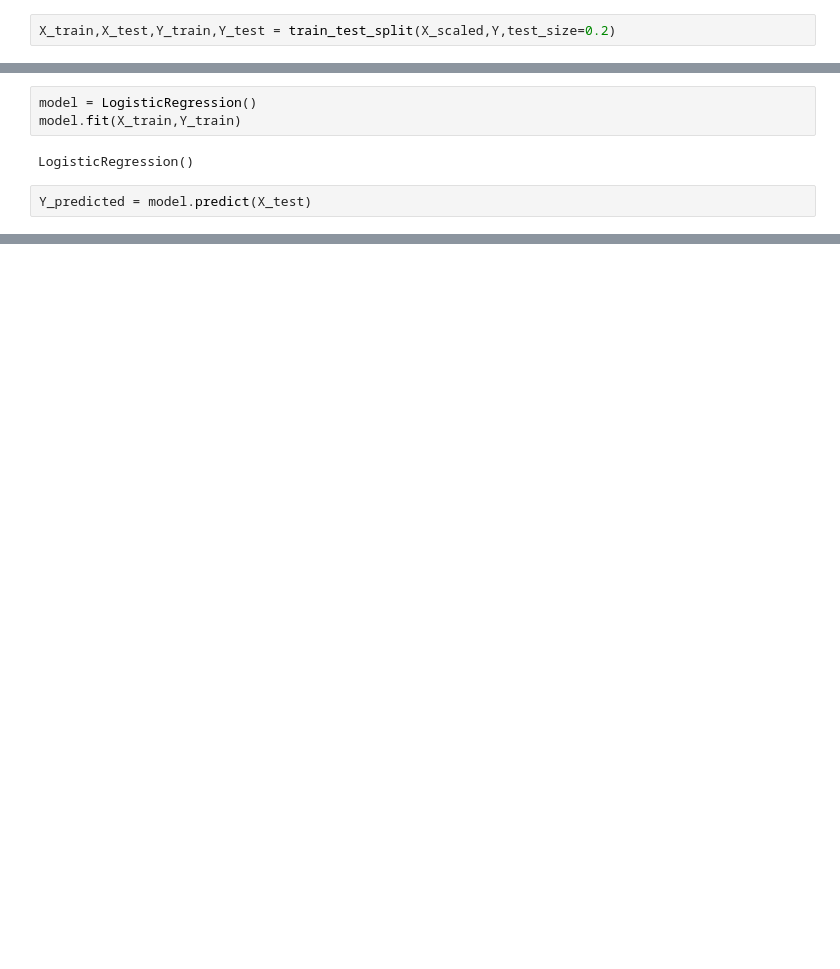
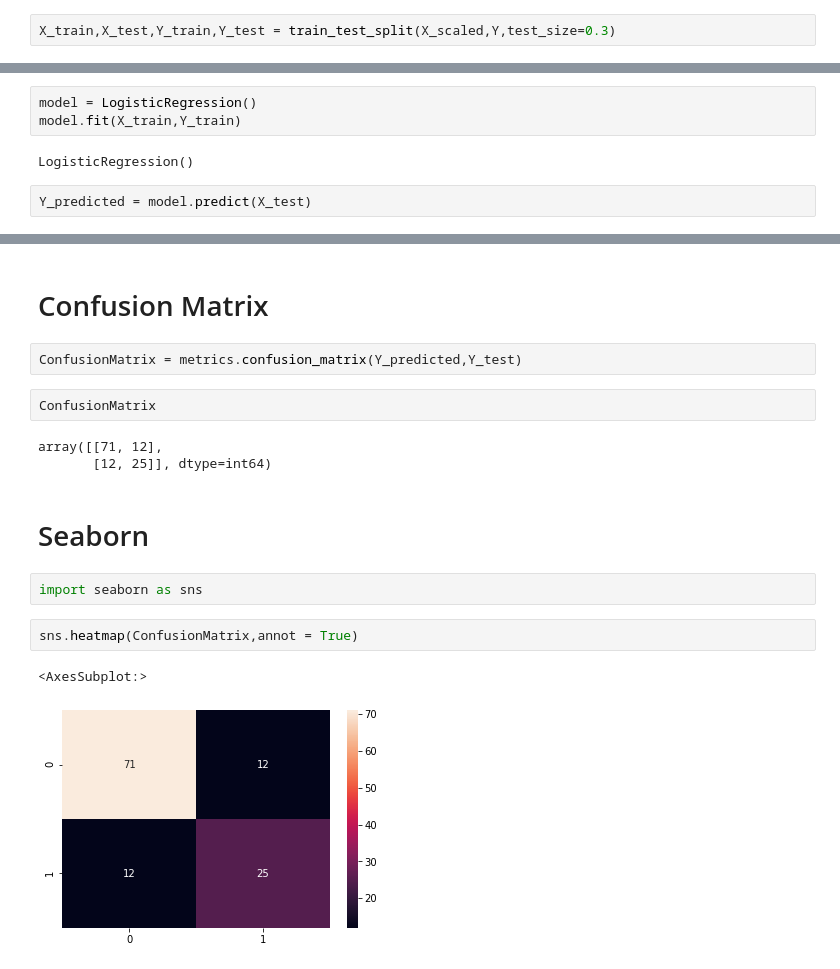
Before and after one commit to Datta2901/Machine-Learning-Basics, a Jupyter notebook: Product_DataSet/LogisticRegression.ipynb, the cells around one changed output, grey strips where cells are left out. Cells and saved outputs as stored; diff of their text form; blank space fills up the shorter version.

Commit message:
Confusion matrix code added

```diff
--- a/Product_DataSet/LogisticRegression.ipynb
+++ b/Product_DataSet/LogisticRegression.ipynb
@@ -91,7 +91,7 @@ array([[-1.78179743, -1.49004624],
 # %% [markdown]
 ## Train Test Split
 # %%
-X_train,X_test,Y_train,Y_test = train_test_split(X_scaled,Y,test_size=0.2)
+X_train,X_test,Y_train,Y_test = train_test_split(X_scaled,Y,test_size=0.3)
 # %%
 X_train.shape
 # %% [output]
@@ -123,0 +128,18 @@ metrics.accuracy_score(Y_predicted,Y_test)
+# %% [markdown]
+# Confusion Matrix
+# %%
+ConfusionMatrix = metrics.confusion_matrix(Y_predicted,Y_test)
+# %%
+ConfusionMatrix
+# %% [output]
+array([[71, 12],
+       [12, 25]], dtype=int64)
+# %% [markdown]
+# Seaborn
+# %%
+import seaborn as sns
+# %%
+sns.heatmap(ConfusionMatrix,annot = True)
+# %% [output]
+<AxesSubplot:>
+[figure, added]
```
Also changed, not shown: parts of 4 cells of this notebook, 1 other file.
